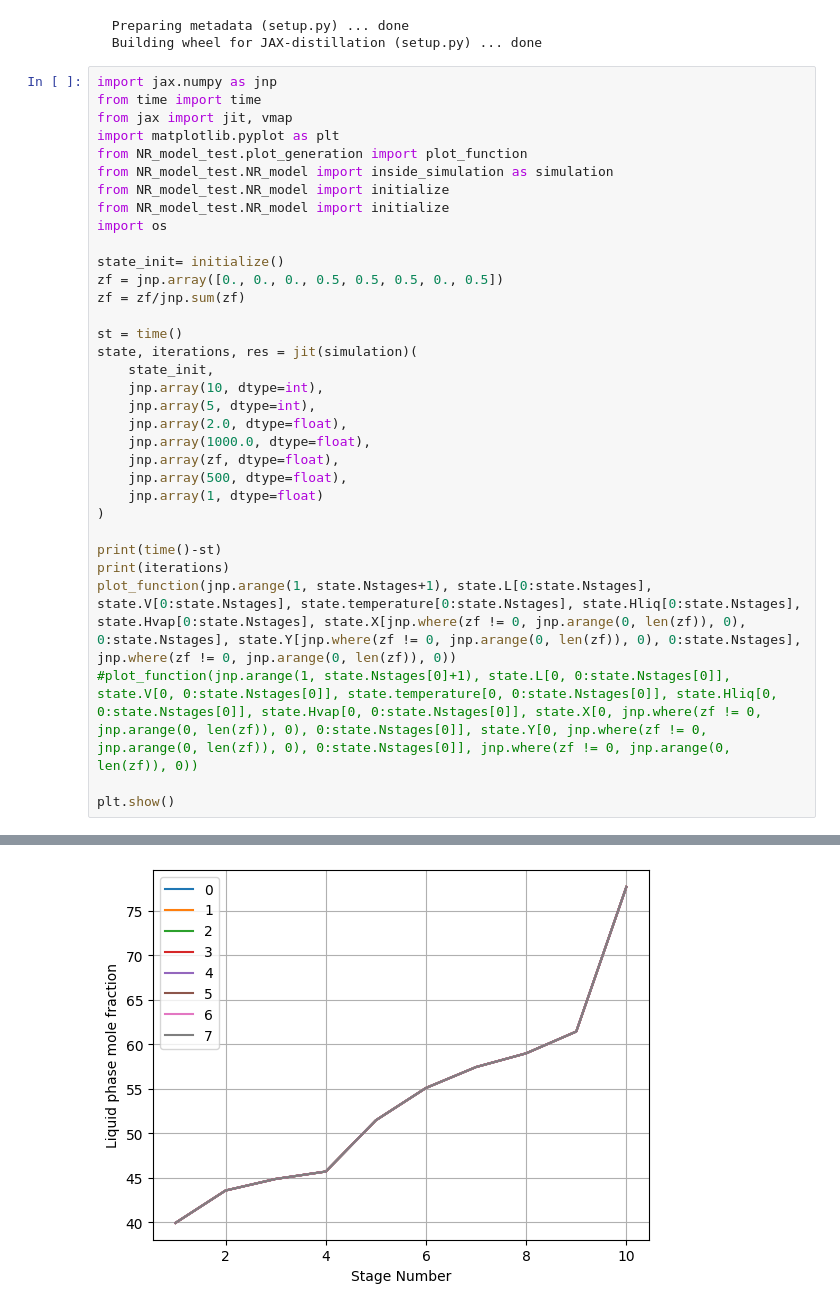
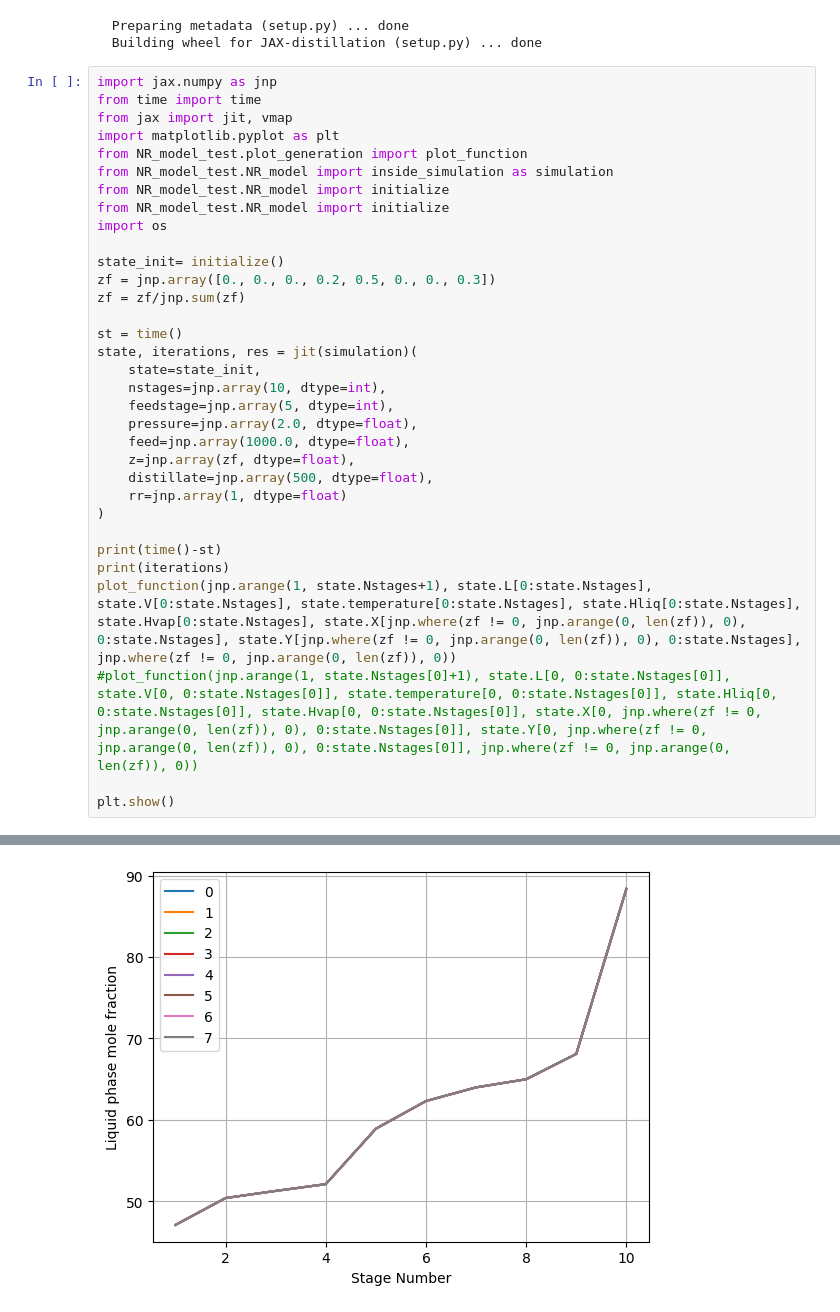
Before and after one commit to tigokok/equdist, a Jupyter notebook: tutorial.ipynb, the cells around one changed output, grey strips where cells are left out. Cells and saved outputs as stored; diff of their text form.

```diff
--- a/tutorial.ipynb
+++ b/tutorial.ipynb
@@ -17,19 +17,19 @@ from NR_model_test.NR_model import initialize
 import os
 
 state_init= initialize()
-zf = jnp.array([0., 0., 0., 0.5, 0.5, 0.5, 0., 0.5])
+zf = jnp.array([0., 0., 0., 0.2, 0.5, 0., 0., 0.3])
 zf = zf/jnp.sum(zf)
 
 st = time()
 state, iterations, res = jit(simulation)(
-    state_init,
-    jnp.array(10, dtype=int),
-    jnp.array(5, dtype=int),
-    jnp.array(2.0, dtype=float),
-    jnp.array(1000.0, dtype=float),
-    jnp.array(zf, dtype=float),
-    jnp.array(500, dtype=float),
-    jnp.array(1, dtype=float)
+    state=state_init,
+    nstages=jnp.array(10, dtype=int),
+    feedstage=jnp.array(5, dtype=int),
+    pressure=jnp.array(2.0, dtype=float),
+    feed=jnp.array(1000.0, dtype=float),
+    z=jnp.array(zf, dtype=float),
+    distillate=jnp.array(500, dtype=float),
+    rr=jnp.array(1, dtype=float)
 )
 
 print(time()-st)
@@ -45 +45 @@ plt.show()
-[figure, old version]
+[figure, new version]
```
Also changed, not shown: parts of 1 cell of this notebook.
